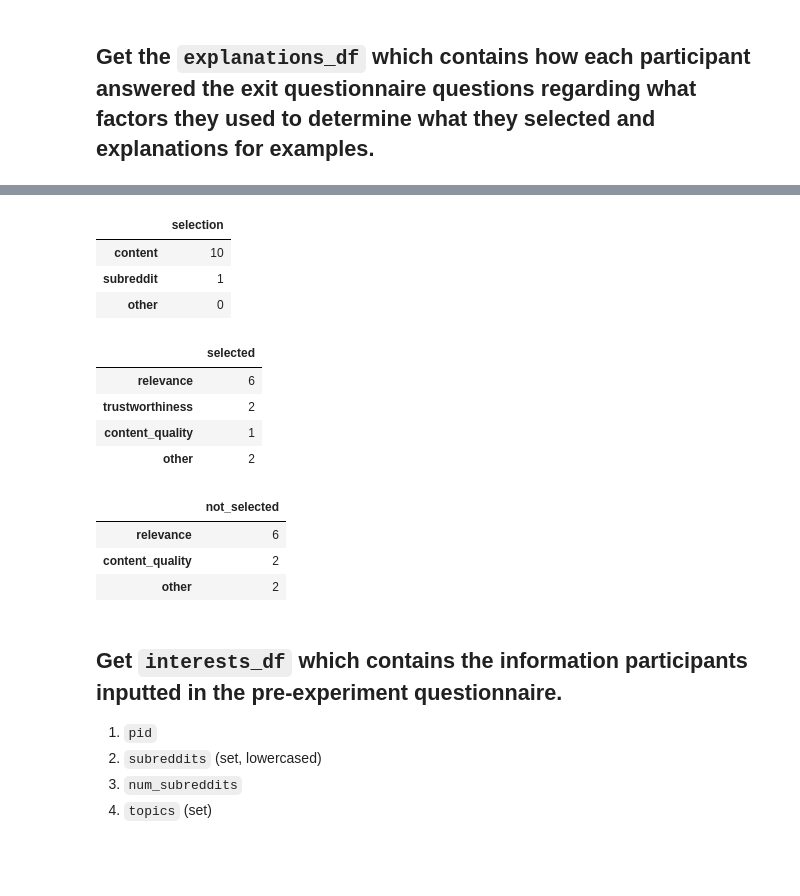
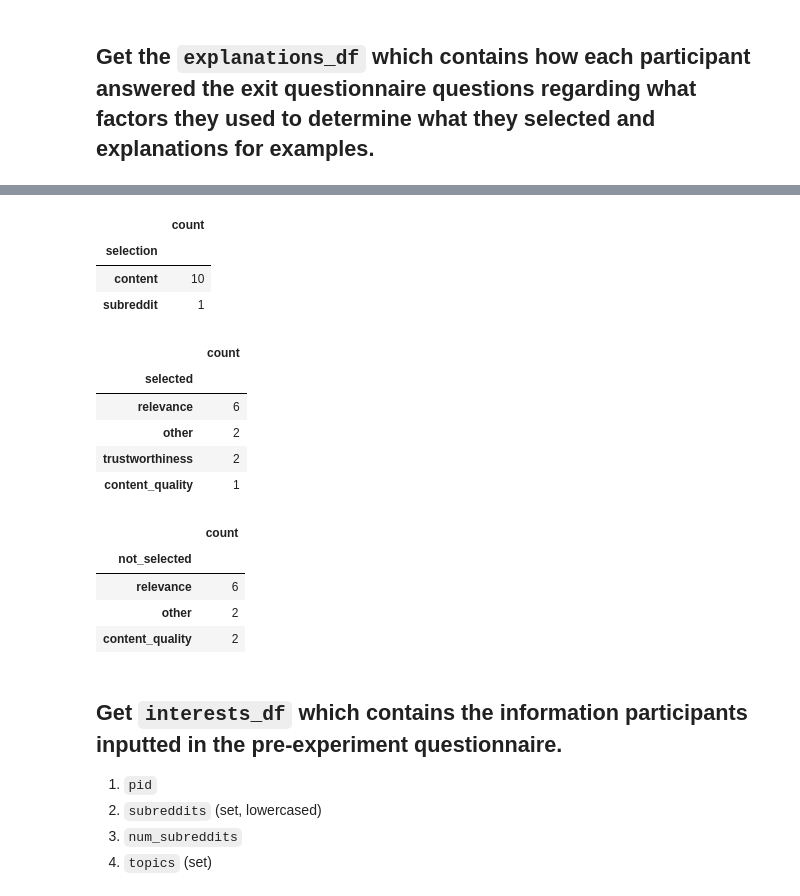
Before and after one commit to scuba-illinois/feed-ranking-experiment, a Jupyter notebook: analysis/pilot-responses.ipynb, the cells around one changed output, grey strips where cells are left out. Cells and saved outputs as stored; diff of their text form; code cells hidden in the pictures; blank space fills up the shorter version.

```diff
--- a/analysis/pilot-responses.ipynb
+++ b/analysis/pilot-responses.ipynb
@@ -917,56 +933,36 @@ display(explanations_df)
 # %%
 def aggregate_reasons(explanations_df):
 
     return {
-        "selection": pd.concat(
-            [
-                explanations_df["selection"].explode().value_counts(),
-                pd.Series(
-                    {"other": explanations_df.query("selection_other != ''").shape[0]}
-                ),
-            ]
-        ).to_frame(name="selection"),
-        "selected": pd.concat(
-            [
-                explanations_df["selected"].explode().value_counts(),
-                pd.Series(
-                    {"other": explanations_df.query("selected_other != ''").shape[0]}
-                ),
-            ]
-        ).to_frame(name="selected"),
-        "not_selected": pd.concat(
-            [
-                explanations_df["not_selected"].explode().value_counts(),
-                pd.Series(
-                    {
-                        "other": explanations_df.query(
-                            "not_selected_other != ''"
-                        ).shape[0]
-                    }
-                ),
-            ]
-        ).to_frame(name="not_selected"),
+        "selection": explanations_df["selection"].explode().value_counts().to_frame(),
+        "selected": explanations_df["selected"].explode().value_counts().to_frame(),
+        "not_selected": explanations_df["not_selected"]
+        .explode()
+        .value_counts()
+        .to_frame(),
     }
 
 
 reasons_df = aggregate_reasons(explanations_df)
 display(reasons_df["selection"])
 display(reasons_df["selected"])
 display(reasons_df["not_selected"])
 # %% [output]
-|  | selection |
+|  | count |
+| selection |  |
 | content | 10 |
 | subreddit | 1 |
-| other | 0 |
-|  | selected |
+|  | count |
+| selected |  |
 | relevance | 6 |
+| other | 2 |
 | trustworthiness | 2 |
 | content_quality | 1 |
-| other | 2 |
-|  | not_selected |
+|  | count |
+| not_selected |  |
 | relevance | 6 |
+| other | 2 |
 | content_quality | 2 |
-| other | 2 |
 # %% [markdown]
 ## Get `interests_df` which contains the information participants inputted in the pre-experiment questionnaire.
 
```
Also changed, not shown: parts of 4 cells of this notebook.
